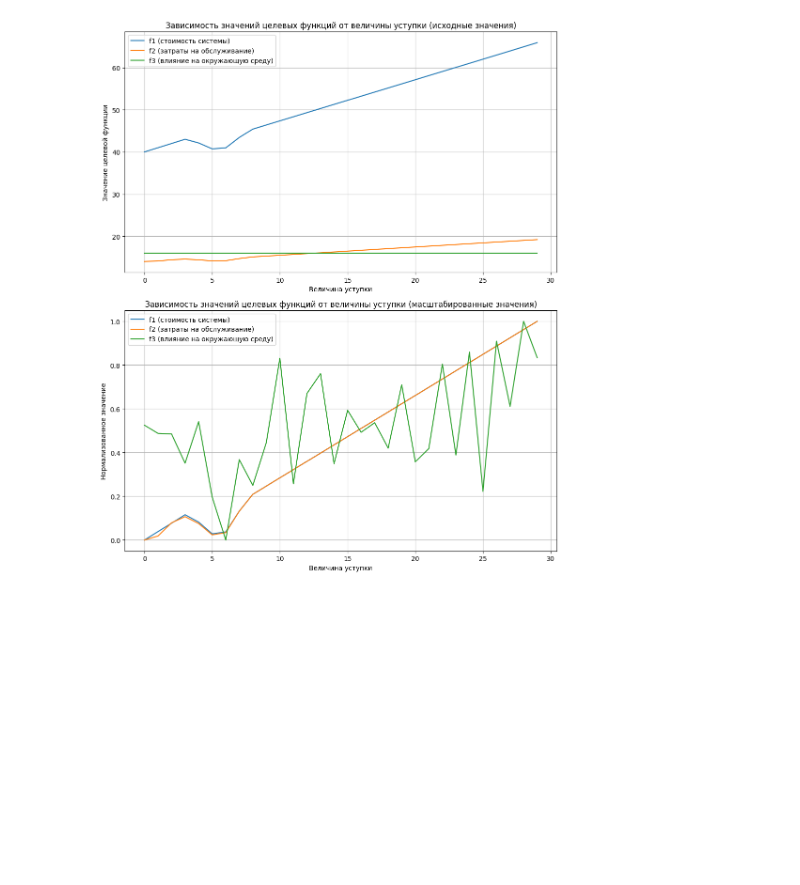
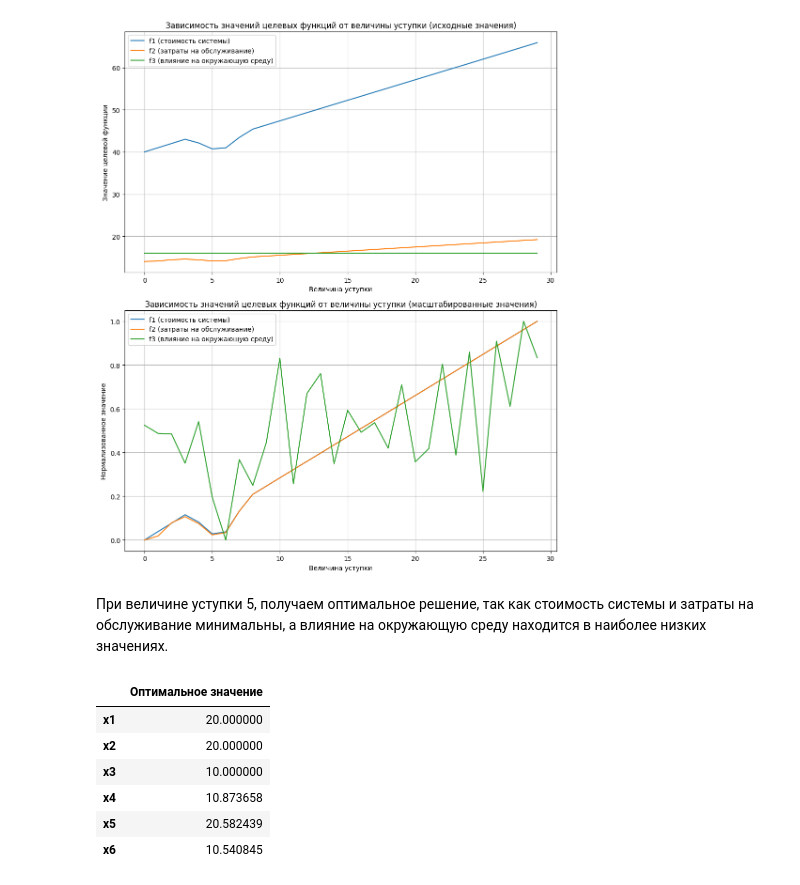
Before and after one commit to romanroff/ITMO_subjects, a Jupyter notebook: DecSupSys/Part 2/Лаба 1.ipynb, the cells around one changed output. Drawn from its saved outputs; the diff is of its cells as text; code cells hidden in the pictures; blank space fills up the shorter version.

```diff
--- a/DecSupSys/Part 2/Лаба 1.ipynb
+++ b/DecSupSys/Part 2/Лаба 1.ipynb
@@ -119,6 +119,22 @@ plt.tight_layout()
 plt.show()
 # %% [output]
 [figure]
+# %% [markdown]
+При величине уступки 5, получаем оптимальное решение, так как стоимость системы и затраты на обслуживание минимальны, а влияние на окружающую среду находится в наиболее низких значениях.
+# %%
+import pandas as pd
+result_df = pd.DataFrame(results[4])
+result_df.index = ['x1', 'x2', 'x3', 'x4', 'x5', 'x6']
+result_df.columns = ['Оптимальное значение']
+result_df
+# %% [output]
+|  | Оптимальное значение |
+| x1 | 20.000000 |
+| x2 | 20.000000 |
+| x3 | 10.000000 |
+| x4 | 10.873658 |
+| x5 | 20.582439 |
+| x6 | 10.540845 |
 # %%
 x = np.array([123.2, 36.3, 29.9])
 # %%
```
Also changed, not shown: parts of 5 cells of this notebook, 4 other files.
